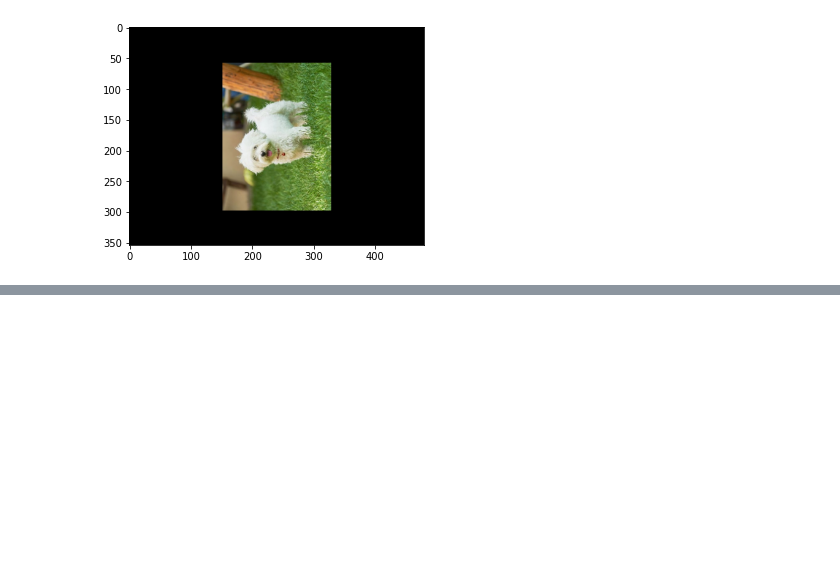
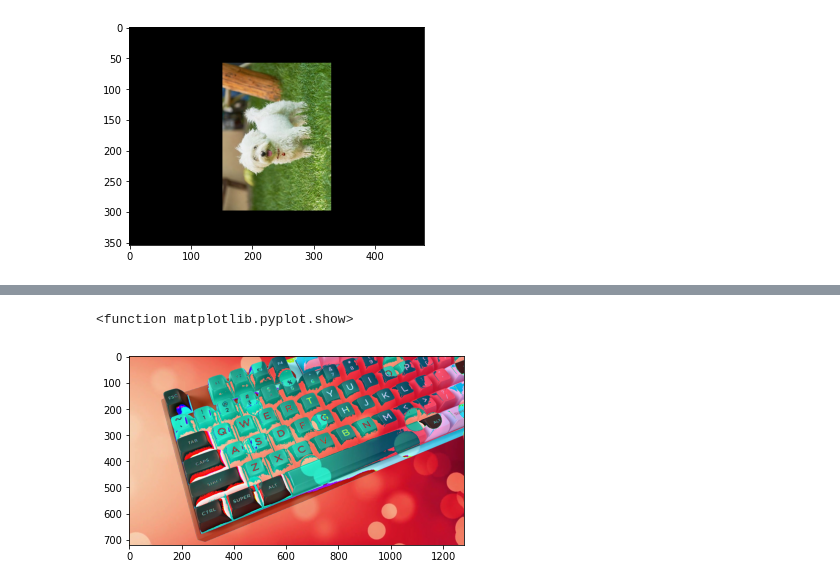
Before and after one commit to kikiru328/Bone_Detection, a Jupyter notebook: OpenCV_study_code/OpenCV_1.ipynb, the cells around one changed output, grey strips where cells are left out. Saved outputs shown, nothing was run; the diff lists cells and outputs as text; code cells hidden in the pictures; blank space fills up the shorter version.

```diff
--- a/OpenCV_study_code/OpenCV_1.ipynb
+++ b/OpenCV_study_code/OpenCV_1.ipynb
@@ -200,0 +250,15 @@ plt.show
+# %%
+import cv2
+import matplotlib.pyplot as plt
+
+# image load
+image_1 = cv2.imread('image_1.jpg')
+image_2 = cv2.imread('image_2.png')
+
+# Numpy - add / Modulo 연산
+result = image_1 + image_2
+plt.imshow(cv2.cvtColor(result, cv2.COLOR_BGR2RGB))
+plt.show
+# %% [output]
+<function matplotlib.pyplot.show>
+[figure, added]
```
Also changed, not shown: parts of 9 cells of this notebook.
